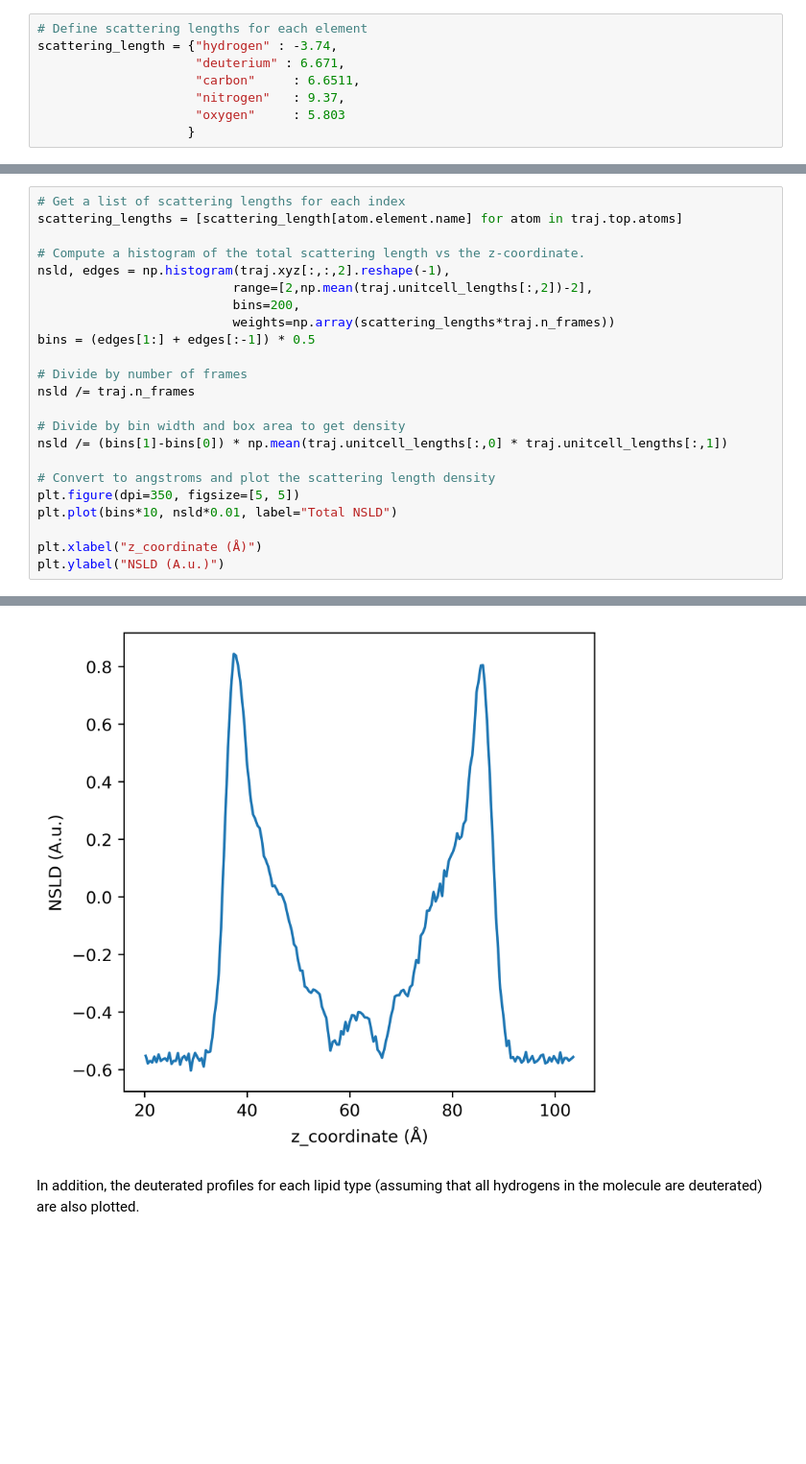
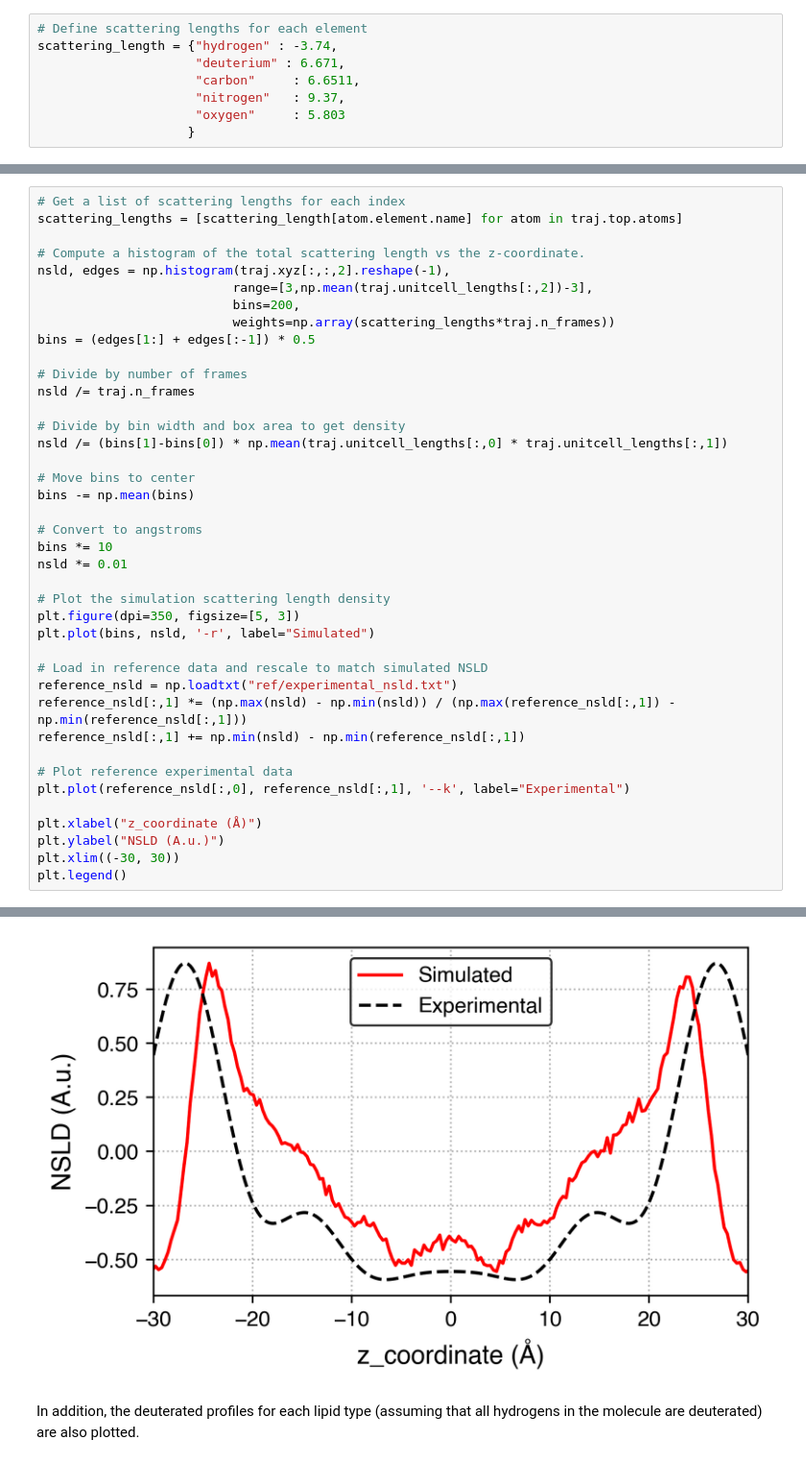
Before and after one commit to uppittu11/true_lipids, a Jupyter notebook: workflow/analysis/analysis.ipynb, the cells around one changed output, grey strips where cells are left out. Shown at 96% size. Saved outputs shown, nothing was run; the diff lists cells and outputs as text; blank space fills up the shorter version.

Commit message:
Add experimental and reference data.

```diff
--- a/workflow/analysis/analysis.ipynb
+++ b/workflow/analysis/analysis.ipynb
@@ -120,7 +121,7 @@ scattering_lengths = [scattering_length[atom.element.name] for atom in traj.top.
 
 # Compute a histogram of the total scattering length vs the z-coordinate.
 nsld, edges = np.histogram(traj.xyz[:,:,2].reshape(-1),
-                          range=[2,np.mean(traj.unitcell_lengths[:,2])-2],
+                          range=[3,np.mean(traj.unitcell_lengths[:,2])-3],
                           bins=200,
                           weights=np.array(scattering_lengths*traj.n_frames))
 bins = (edges[1:] + edges[:-1]) * 0.5
@@ -131,10 +132,27 @@ nsld /= traj.n_frames
 # Divide by bin width and box area to get density
 nsld /= (bins[1]-bins[0]) * np.mean(traj.unitcell_lengths[:,0] * traj.unitcell_lengths[:,1])
 
-# Convert to angstroms and plot the scattering length density
-plt.figure(dpi=350, figsize=[5, 5])
-plt.plot(bins*10, nsld*0.01, label="Total NSLD")
+# Move bins to center
+bins -= np.mean(bins)
+
+# Convert to angstroms
+bins *= 10
+nsld *= 0.01
+
+# Plot the simulation scattering length density
+plt.figure(dpi=350, figsize=[5, 3])
+plt.plot(bins, nsld, '-r', label="Simulated")
+
+# Load in reference data and rescale to match simulated NSLD
+reference_nsld = np.loadtxt("ref/experimental_nsld.txt")
+reference_nsld[:,1] *= (np.max(nsld) - np.min(nsld)) / (np.max(reference_nsld[:,1]) - np.min(reference_nsld[:,1]))
+reference_nsld[:,1] += np.min(nsld) - np.min(reference_nsld[:,1])
+
+# Plot reference experimental data
+plt.plot(reference_nsld[:,0], reference_nsld[:,1], '--k', label="Experimental")
 
 plt.xlabel("z_coordinate (Å)")
 plt.ylabel("NSLD (A.u.)")
+plt.xlim((-30, 30))
+plt.legend()
 # %% [output]
@@ -142,4 +160,4 @@ Text(0, 0.5, 'NSLD (A.u.)')
-[figure, old version]
+[figure, new version]
 # %% [markdown]
 In addition, the deuterated profiles for each lipid type (assuming that all hydrogens in the molecule are deuterated) are also plotted.
 # %%
```
Also changed, not shown: parts of 10 cells of this notebook, 9 other files.
